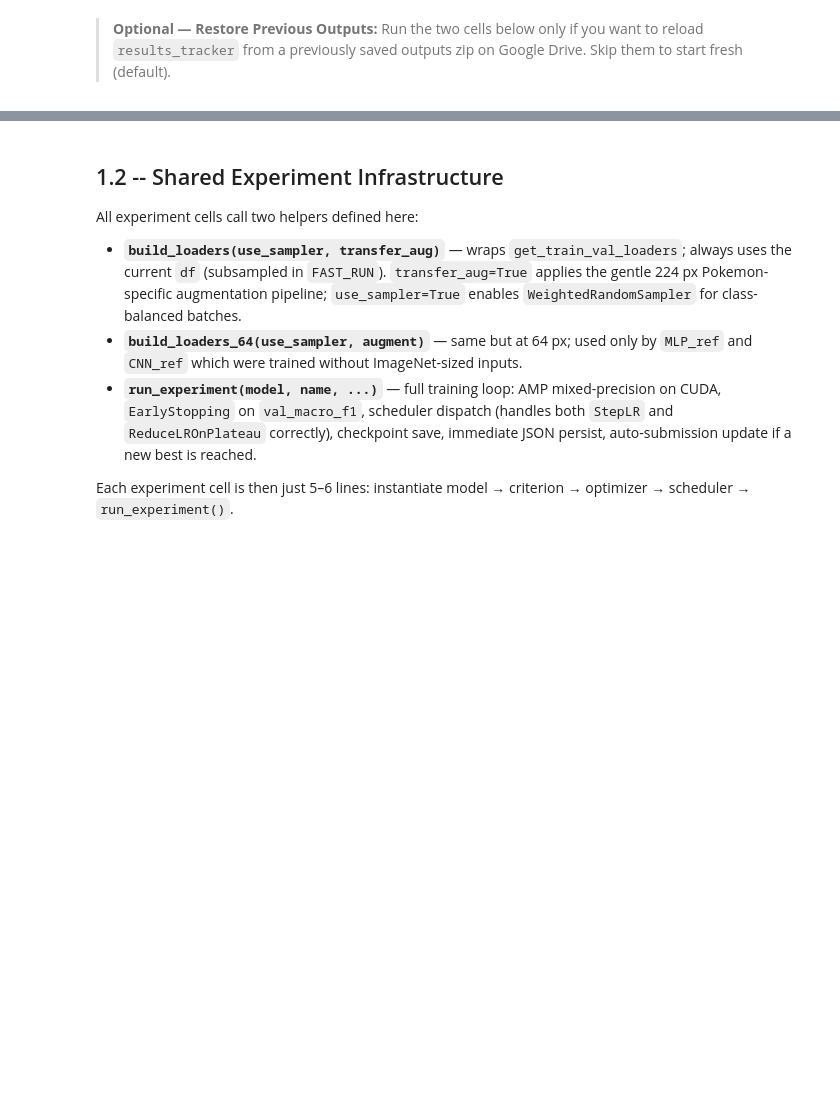
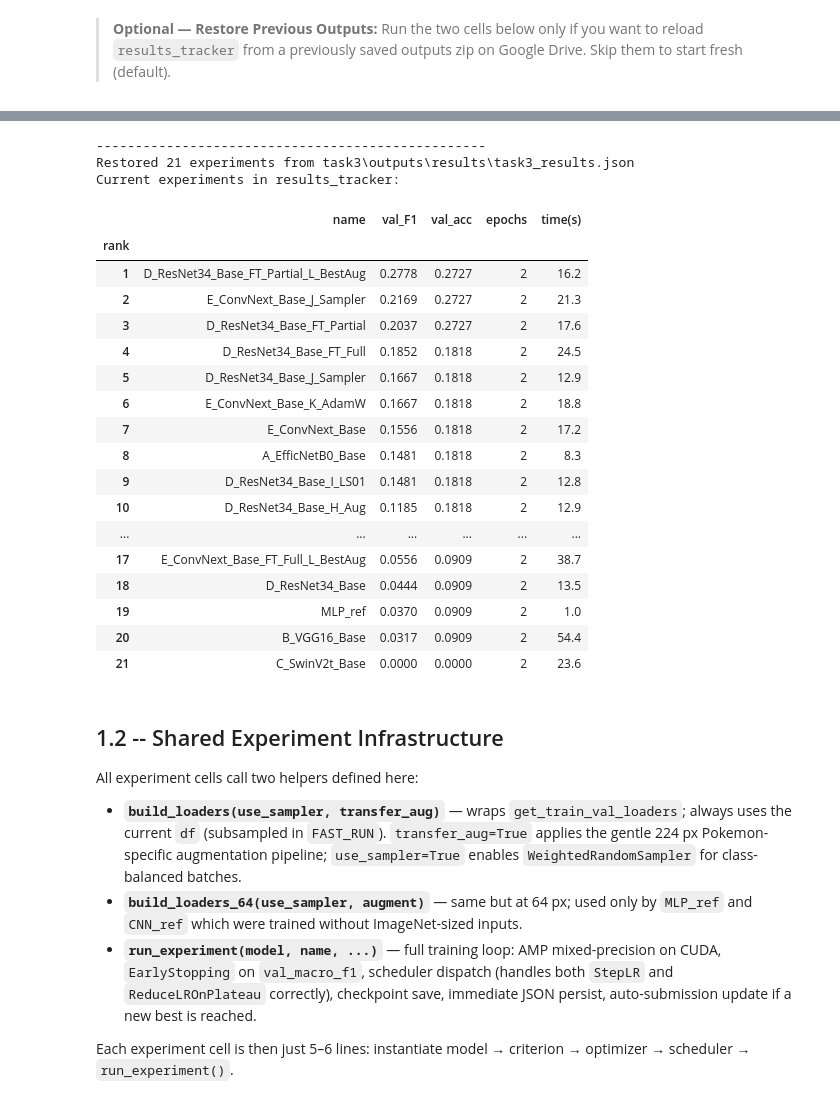
Before and after one commit to fmssilva/DL_Proj, a Jupyter notebook: assignment_1/task3/task3.ipynb, the cells around one changed output, grey strips where cells are left out. Cells and saved outputs as stored; diff of their text form; code cells hidden in the pictures; blank space fills up the shorter version.

Commit message:
task3: restore styled leaderboard table in all experiment cells, fix duplicate stdout via flush

```diff
--- a/assignment_1/task3/task3.ipynb
+++ b/assignment_1/task3/task3.ipynb
@@ -300,5 +337,6 @@ else:
 # %%
 from src.evaluation.persistence import restore_tracker, ResultsTracker
+import sys
 
 # ResultsTracker = dict[str, ExperimentEntry]
 # Each entry has these keys (see ExperimentEntry in persistence.py):
@@ -306,55 +344,90 @@ from src.evaluation.persistence import restore_tracker, ResultsTracker
 #   val_acc      : float  — val accuracy at that checkpoint
 #   val_loss     : float  — val loss at that checkpoint (nan for ensembles)
 #   total_epochs : int    — epochs actually run (< EPOCHS if early-stopped; 0 for ensembles)
 #   train_time_s : float  — wall-clock training time in seconds (0.0 for ensembles)
 #   history      : dict   — {"train_loss": [...], "val_loss": [...], "train_f1": [...], "val_f1": [...]}
 #   child_models : list   — only present on ensemble entries; names of the averaged solo models
 results_tracker: ResultsTracker = {}
 
 results_json_path = TASK_OUT_DIR / "results" / f"{TASK_NAME}_results.json"
 
-def _print_leaderboard(tracker: ResultsTracker, use_display: bool = False) -> None:
-    """Show all experiments sorted by val_macro_f1 descending.
-    use_display=True: render as styled HTML DataFrame (use only in dedicated leaderboard cells
-    to avoid Jupyter double-printing stdout from the preceding run_experiment call).
-    use_display=False (default): plain text table -- safe to call from experiment cells."""
+def _print_leaderboard(tracker: ResultsTracker) -> None:
+    """Show all experiments sorted by val_macro_f1 as a styled HTML DataFrame.
+    Flushes stdout first so Jupyter doesn't re-print buffered output when display() fires.
+    Safe to call from both experiment cells and dedicated leaderboard cells."""
     if not tracker:
         return
     rows = sorted(tracker.items(), key=lambda x: x[1]["val_macro_f1"], reverse=True)
     data = [
         {
             "rank":    rank,
             "name":    name,
             "val_F1":  round(m["val_macro_f1"], 4),
             "val_acc": round(m["val_acc"], 4),
             "epochs":  m["total_epochs"],
             "time(s)": round(m["train_time_s"], 1),
         }
         for rank, (name, m) in enumerate(rows, 1)
     ]
     df_lb = pd.DataFrame(data).set_index("rank")
-    if use_display:
-        try:
-            from IPython.display import display
-            # Use fixed [0, 1] scale so gradient is always valid regardless of row count or F1 range.
-            styled = (
-                df_lb.style
-                .background_gradient(subset=["val_F1"], cmap="RdYlGn", vmin=0.0, vmax=1.0)
-                .background_gradient(subset=["val_acc"], cmap="Blues", vmin=0.0, vmax=1.0)
-                .format({"val_F1": "{:.4f}", "val_acc": "{:.4f}", "time(s)": "{:.1f}"})
-            )
-            display(styled)
-            return
-        except Exception:
-            pass
-    # plain text fallback (also used by default when use_display=False)
-    print(df_lb.to_string())
+    # flush stdout BEFORE display() so Jupyter doesn't re-emit buffered print lines
+    sys.stdout.flush()
+    try:
+        from IPython.display import display
+        styled = (
+            df_lb.style
+            .background_gradient(subset=["val_F1"], cmap="RdYlGn", vmin=0.0, vmax=1.0)
+            .background_gradient(subset=["val_acc"], cmap="Blues", vmin=0.0, vmax=1.0)
+            .format({"val_F1": "{:.4f}", "val_acc": "{:.4f}", "time(s)": "{:.1f}"})
+        )
+        display(styled)
+    except Exception:
+        print(df_lb.to_string())
+
+
+# _print_result: compact one-liner summary for a single experiment
+# (kept for internal use; experiment cells call _print_leaderboard for the full styled table)
+def _print_result(name: str) -> None:
+    if name not in results_tracker:
+        return
+    e = results_tracker[name]
+    ranked = sorted(results_tracker, key=lambda k: results_tracker[k]["val_macro_f1"], reverse=True)
+    rank = ranked.index(name) + 1
+    total = len(ranked)
+    sys.stdout.flush()
+    print(
+        f"\n  → [{rank}/{total}]  {name}  "
+        f"val_F1={e['val_macro_f1']:.4f}  val_acc={e['val_acc']:.4f}  "
+        f"({e['total_epochs']} ep, {e['train_time_s']:.0f}s)"
+    )
 
 
 print("-" * 50)
 restore_tracker(results_json_path, results_tracker)
 print("Current experiments in results_tracker:")
-_print_leaderboard(results_tracker, use_display=True)
+_print_leaderboard(results_tracker)
+# %% [output]
+--------------------------------------------------
+Restored 21 experiments from task3\outputs\results\task3_results.json
+Current experiments in results_tracker:
+|  | name | val_F1 | val_acc | epochs | time(s) |
+| rank |  |  |  |  |  |
+| 1 | D_ResNet34_Base_FT_Partial_L_BestAug | 0.2778 | 0.2727 | 2 | 16.2 |
+| 2 | E_ConvNext_Base_J_Sampler | 0.2169 | 0.2727 | 2 | 21.3 |
+| 3 | D_ResNet34_Base_FT_Partial | 0.2037 | 0.2727 | 2 | 17.6 |
+| 4 | D_ResNet34_Base_FT_Full | 0.1852 | 0.1818 | 2 | 24.5 |
+| 5 | D_ResNet34_Base_J_Sampler | 0.1667 | 0.1818 | 2 | 12.9 |
+| 6 | E_ConvNext_Base_K_AdamW | 0.1667 | 0.1818 | 2 | 18.8 |
+| 7 | E_ConvNext_Base | 0.1556 | 0.1818 | 2 | 17.2 |
+| 8 | A_EfficNetB0_Base | 0.1481 | 0.1818 | 2 | 8.3 |
+| 9 | D_ResNet34_Base_I_LS01 | 0.1481 | 0.1818 | 2 | 12.8 |
+| 10 | D_ResNet34_Base_H_Aug | 0.1185 | 0.1818 | 2 | 12.9 |
+| ... | ... | ... | ... | ... | ... |
+| 17 | E_ConvNext_Base_FT_Full_L_BestAug | 0.0556 | 0.0909 | 2 | 38.7 |
+| 18 | D_ResNet34_Base | 0.0444 | 0.0909 | 2 | 13.5 |
+| 19 | MLP_ref | 0.0370 | 0.0909 | 2 | 1.0 |
+| 20 | B_VGG16_Base | 0.0317 | 0.0909 | 2 | 54.4 |
+| 21 | C_SwinV2t_Base | 0.0000 | 0.0000 | 2 | 23.6 |
 # %% [markdown]
 ## 1.2 -- Shared Experiment Infrastructure
 
```
Also changed, not shown: parts of 25 cells of this notebook.
